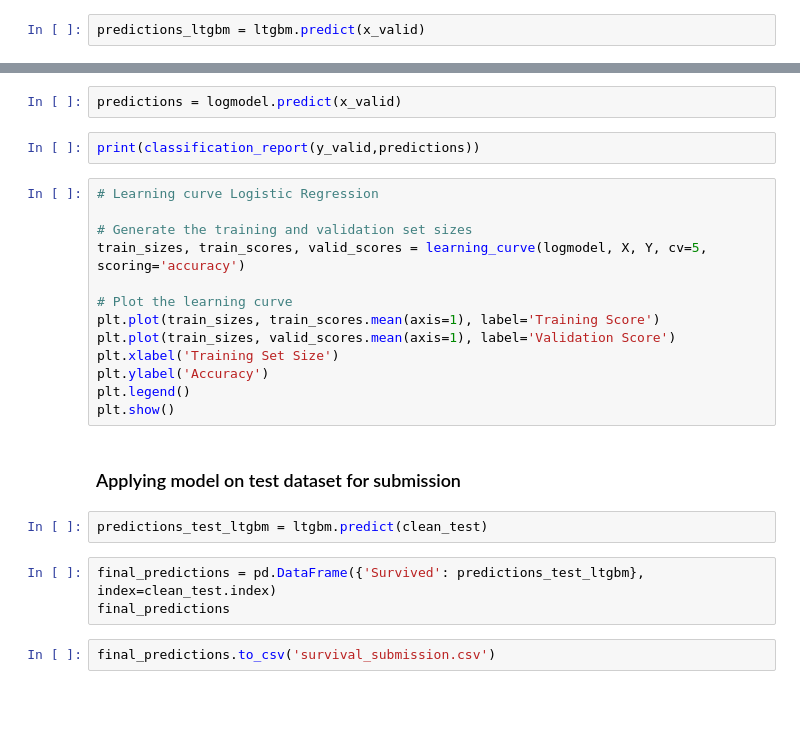
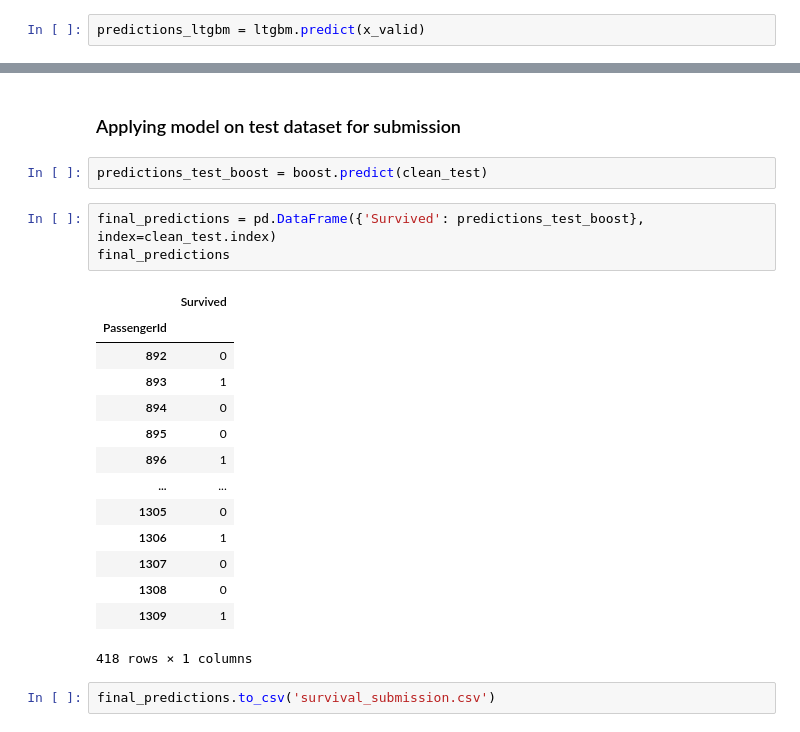
Before and after one commit to asenzaya/machine-learning, a Jupyter notebook: titanic_survival/titanic_survival_ML_project.ipynb, the cells around one changed output, grey strips where cells are left out. Cells and saved outputs as stored; diff of their text form; blank space fills up the shorter version.

```diff
--- a/titanic_survival/titanic_survival_ML_project.ipynb
+++ b/titanic_survival/titanic_survival_ML_project.ipynb
@@ -442,26 +492,24 @@ logmodel.fit(x_train,y_train)
-# %%
-predictions = logmodel.predict(x_valid)
-# %%
-print(classification_report(y_valid,predictions))
-# %%
-# Learning curve Logistic Regression
-
-# Generate the training and validation set sizes
-train_sizes, train_scores, valid_scores = learning_curve(logmodel, X, Y, cv=5, scoring='accuracy')
-
-# Plot the learning curve
-plt.plot(train_sizes, train_scores.mean(axis=1), label='Training Score')
-plt.plot(train_sizes, valid_scores.mean(axis=1), label='Validation Score')
-plt.xlabel('Training Set Size')
-plt.ylabel('Accuracy')
-plt.legend()
-plt.show()
 # %% [markdown]
 ### Applying model on test dataset for submission
 # %%
-predictions_test_ltgbm = ltgbm.predict(clean_test)
+predictions_test_boost = boost.predict(clean_test)
 # %%
-final_predictions = pd.DataFrame({'Survived': predictions_test_ltgbm}, index=clean_test.index)
+final_predictions = pd.DataFrame({'Survived': predictions_test_boost}, index=clean_test.index)
 final_predictions
+# %% [output]
+|  | Survived |
+| PassengerId |  |
+| 892 | 0 |
+| 893 | 1 |
+| 894 | 0 |
+| 895 | 0 |
+| 896 | 1 |
+| ... | ... |
+| 1305 | 0 |
+| 1306 | 1 |
+| 1307 | 0 |
+| 1308 | 0 |
+| 1309 | 1 |
+418 rows × 1 columns
 # %%
 final_predictions.to_csv('survival_submission.csv')
```
Also changed, not shown: parts of 21 cells of this notebook, 1 other file.
